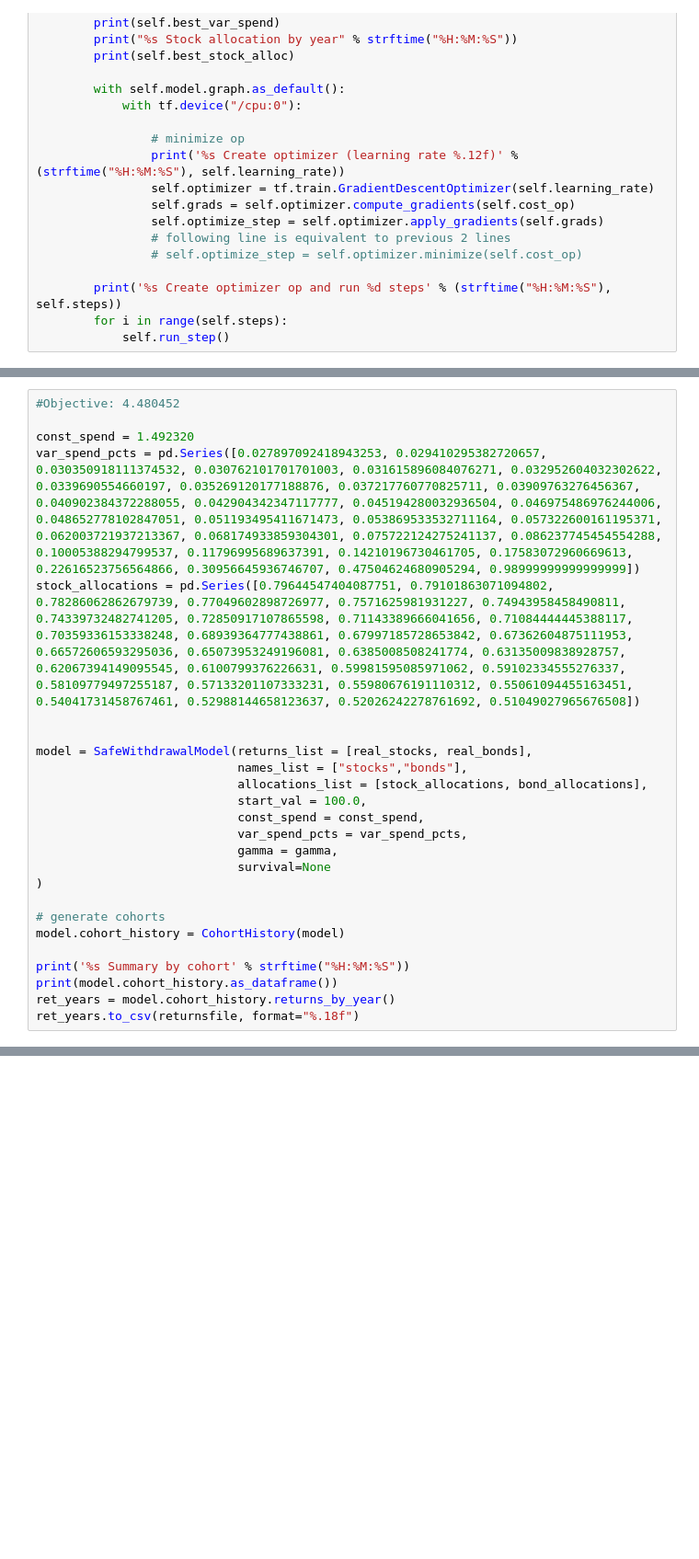
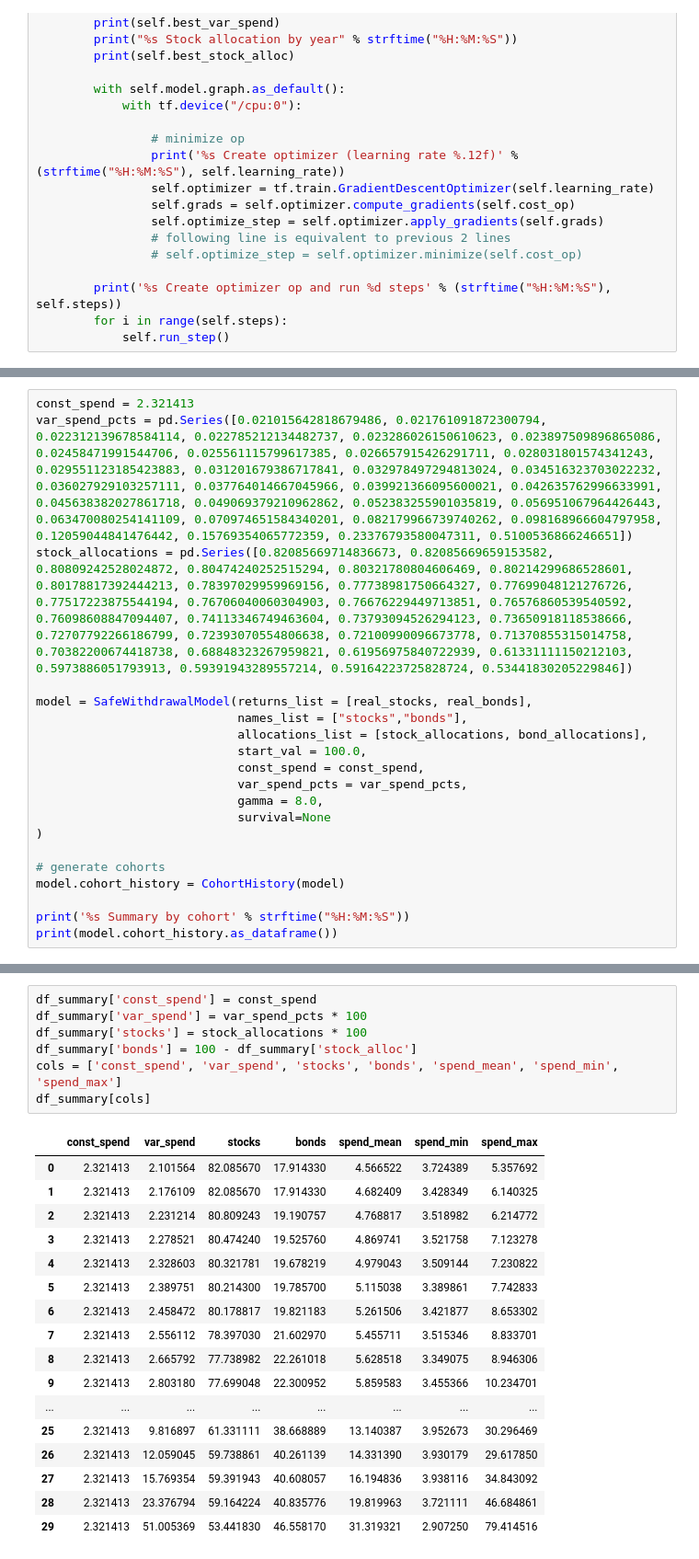
Before and after one commit to druce/safewithdrawal_tensorflow, a Jupyter notebook: Safe Withdrawal with Certainty Equivalent Spending and Tensorflow Aug 2016.ipynb, the cells around one changed output, grey strips where cells are left out. Shown at 92% size. Cells and saved outputs as stored; diff of their text form; blank space fills up the shorter version.

```diff
--- a/Safe Withdrawal with Certainty Equivalent Spending and Tensorflow Aug 2016.ipynb
+++ b/Safe Withdrawal with Certainty Equivalent Spending and Tensorflow Aug 2016.ipynb
@@ -814,10 +813,7 @@ KeyboardInterrupt:
 # %%
-#Objective: 4.480452
-
-const_spend = 1.492320
-var_spend_pcts = pd.Series([0.027897092418943253, 0.029410295382720657, 0.030350918111374532, 0.030762101701701003, 0.031615896084076271, 0.032952604032302622, 0.0339690554660197, 0.035269120177188876, 0.037217760770825711, 0.03909763276456367, 0.040902384372288055, 0.042904342347117777, 0.045194280032936504, 0.046975486976244006, 0.048652778102847051, 0.051193495411671473, 0.053869533532711164, 0.057322600161195371, 0.062003721937213367, 0.068174933859304301, 0.075722124275241137, 0.086237745454554288, 0.10005388294799537, 0.11796995689637391, 0.14210196730461705, 0.17583072960669613, 0.22616523756564866, 0.30956645936746707, 0.47504624680905294, 0.98999999999999999])
-stock_allocations = pd.Series([0.79644547404087751, 0.79101863071094802, 0.78286062862679739, 0.77049602898726977, 0.7571625981931227, 0.74943958458490811, 0.74339732482741205, 0.72850917107865598, 0.71143389666041656, 0.71084444445388117, 0.70359336153338248, 0.68939364777438861, 0.67997185728653842, 0.67362604875111953, 0.66572606593295036, 0.65073953249196081, 0.6385008508241774, 0.63135009838928757, 0.62067394149095545, 0.6100799376226631, 0.59981595085971062, 0.59102334555276337, 0.58109779497255187, 0.57133201107333231, 0.55980676191110312, 0.55061094455163451, 0.54041731458767461, 0.52988144658123637, 0.52026242278761692, 0.51049027965676508])
-
+const_spend = 2.321413
+var_spend_pcts = pd.Series([0.021015642818679486, 0.021761091872300794, 0.022312139678584114, 0.022785212134482737, 0.023286026150610623, 0.023897509896865086, 0.02458471991544706, 0.025561115799617385, 0.026657915426291711, 0.028031801574341243, 0.029551123185423883, 0.031201679386717841, 0.032978497294813024, 0.034516323703022232, 0.036027929103257111, 0.037764014667045966, 0.039921366095600021, 0.042635762996633991, 0.045638382027861718, 0.049069379210962862, 0.052383255901035819, 0.056951067964426443, 0.063470080254141109, 0.070974651584340201, 0.082179966739740262, 0.098168966604797958, 0.12059044841476442, 0.15769354065772359, 0.23376793580047311, 0.5100536866246651])
+stock_allocations = pd.Series([0.82085669714836673, 0.82085669659153582, 0.80809242528024872, 0.80474240252515294, 0.80321780804606469, 0.80214299686528601, 0.80178817392444213, 0.78397029959969156, 0.77738981750664327, 0.77699048121276726, 0.77517223875544194, 0.76706040060304903, 0.76676229449713851, 0.76576860539540592, 0.76098608847094407, 0.74113346749463604, 0.73793094526294123, 0.73650918118538666, 0.72707792266186799, 0.72393070554806638, 0.72100990096673778, 0.71370855315014758, 0.70382200674418738, 0.68848323267959821, 0.61956975840722939, 0.61331111150212103, 0.5973886051793913, 0.59391943289557214, 0.59164223725828724, 0.53441830205229846])
 
 model = SafeWithdrawalModel(returns_list = [real_stocks, real_bonds],
                             names_list = ["stocks","bonds"],
@@ -825,7 +821,7 @@ model = SafeWithdrawalModel(returns_list = [real_stocks, real_bonds],
                             start_val = 100.0,
                             const_spend = const_spend,
                             var_spend_pcts = var_spend_pcts,
-                            gamma = gamma,
+                            gamma = 8.0,
                             survival=None
 )
 
@@ -834,5 +830,3 @@ model.cohort_history = CohortHistory(model)
 
 print('%s Summary by cohort' % strftime("%H:%M:%S"))
 print(model.cohort_history.as_dataframe())
-ret_years = model.cohort_history.returns_by_year()
-ret_years.to_csv(returnsfile, format="%.18f")
@@ -871,0 +880,25 @@ plt.show()
+# %%
+df_summary['const_spend'] = const_spend
+df_summary['var_spend'] = var_spend_pcts * 100
+df_summary['stocks'] = stock_allocations * 100
+df_summary['bonds'] = 100 - df_summary['stock_alloc']
+cols = ['const_spend', 'var_spend', 'stocks', 'bonds', 'spend_mean', 'spend_min', 'spend_max']
+df_summary[cols]
+# %% [output]
+|  | const_spend | var_spend | stocks | bonds | spend_mean | spend_min | spend_max |
+| 0 | 2.321413 | 2.101564 | 82.085670 | 17.914330 | 4.566522 | 3.724389 | 5.357692 |
+| 1 | 2.321413 | 2.176109 | 82.085670 | 17.914330 | 4.682409 | 3.428349 | 6.140325 |
+| 2 | 2.321413 | 2.231214 | 80.809243 | 19.190757 | 4.768817 | 3.518982 | 6.214772 |
+| 3 | 2.321413 | 2.278521 | 80.474240 | 19.525760 | 4.869741 | 3.521758 | 7.123278 |
+| 4 | 2.321413 | 2.328603 | 80.321781 | 19.678219 | 4.979043 | 3.509144 | 7.230822 |
+| 5 | 2.321413 | 2.389751 | 80.214300 | 19.785700 | 5.115038 | 3.389861 | 7.742833 |
+| 6 | 2.321413 | 2.458472 | 80.178817 | 19.821183 | 5.261506 | 3.421877 | 8.653302 |
+| 7 | 2.321413 | 2.556112 | 78.397030 | 21.602970 | 5.455711 | 3.515346 | 8.833701 |
+| 8 | 2.321413 | 2.665792 | 77.738982 | 22.261018 | 5.628518 | 3.349075 | 8.946306 |
+| 9 | 2.321413 | 2.803180 | 77.699048 | 22.300952 | 5.859583 | 3.455366 | 10.234701 |
+| ... | ... | ... | ... | ... | ... | ... | ... |
+| 25 | 2.321413 | 9.816897 | 61.331111 | 38.668889 | 13.140387 | 3.952673 | 30.296469 |
+| 26 | 2.321413 | 12.059045 | 59.738861 | 40.261139 | 14.331390 | 3.930179 | 29.617850 |
+| 27 | 2.321413 | 15.769354 | 59.391943 | 40.608057 | 16.194836 | 3.938116 | 34.843092 |
+| 28 | 2.321413 | 23.376794 | 59.164224 | 40.835776 | 19.819963 | 3.721111 | 46.684861 |
+| 29 | 2.321413 | 51.005369 | 53.441830 | 46.558170 | 31.319321 | 2.907250 | 79.414516 |
```
Also changed, not shown: parts of 3 cells of this notebook, 2 other files.
